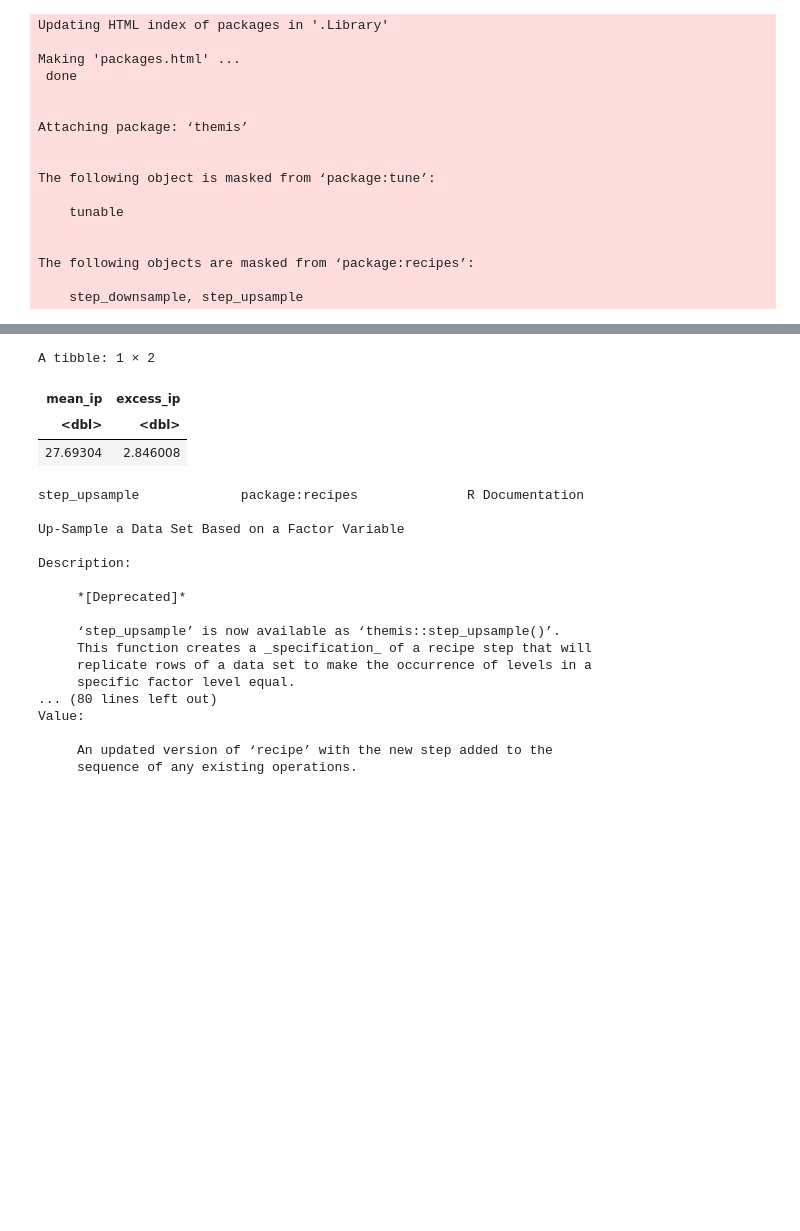
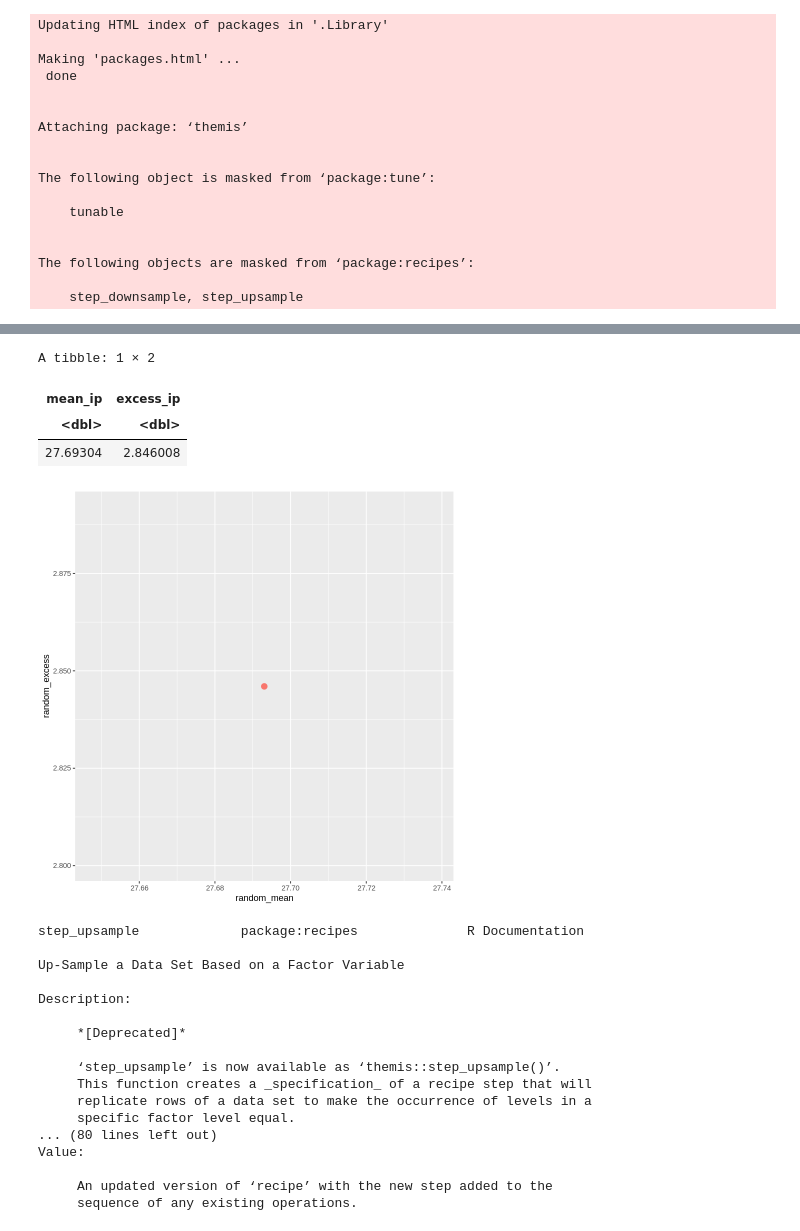
Before and after one commit to kseniak1/DSCI100-Project, a Jupyter notebook: Ksenia_Work.ipynb, the cells around one changed output, grey strips where cells are left out. Drawn from its saved outputs; the diff is of its cells as text; code cells hidden in the pictures; blank space fills up the shorter version.

```diff
--- a/Ksenia_Work.ipynb
+++ b/Ksenia_Work.ipynb
@@ -91,14 +91,21 @@ A spec_tbl_df: 17898 × 9
 # %%
 set.seed(19)
 random_mean = runif(1, min = 5.8125000, max = 192.617188)
 random_excess = runif(1, min = -1.8760112, max = 7.879628)
 random_point = tibble(mean_ip = random_mean, excess_ip = random_excess)
 random_point
+
+
+
+plot <- ggplot() +
+geom_point(aes(x = random_mean, y = random_excess), color = '#F8766D'/'#619CFF', size = 3)
+plot
 # %% [output]
 A tibble: 1 × 2
 | mean_ip | excess_ip |
 | <dbl> | <dbl> |
 | 27.69304 | 2.846008 |
+[figure, added]
 # %%
 balance_pulsar <- pulsar_data %>%
                     sample_n(500)
```
